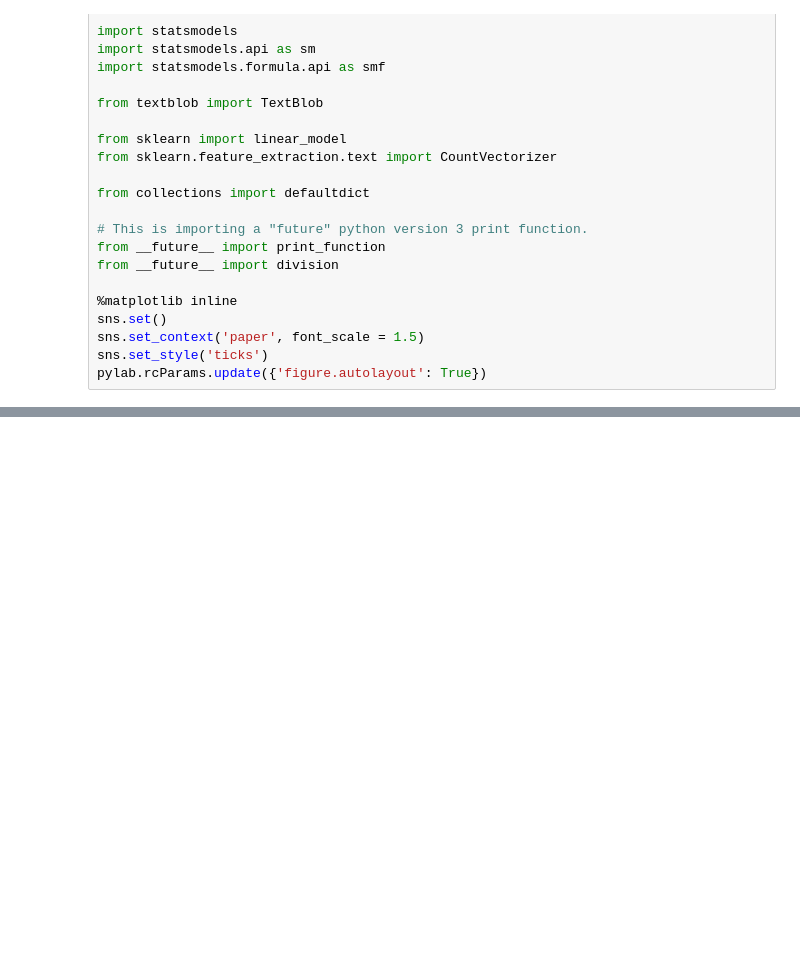
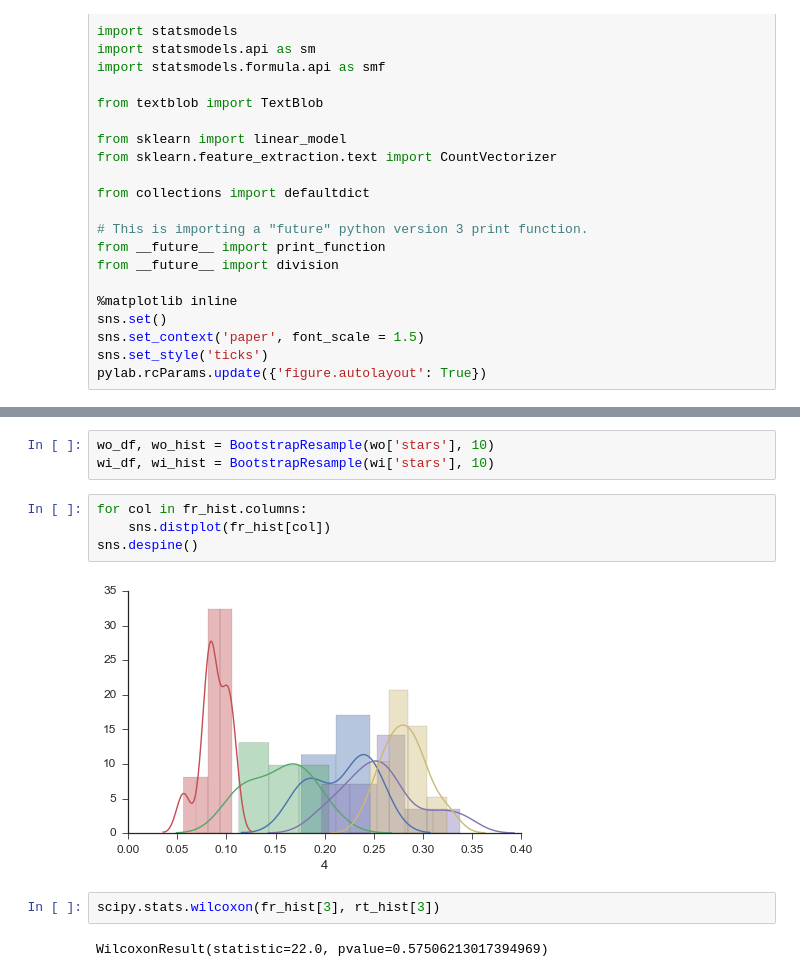
Before and after one commit to franklinmarsh/jac_project, a Jupyter notebook: review_corpus_comparator.ipynb, the cells around one changed output, grey strips where cells are left out. Drawn from its saved outputs; the diff is of its cells as text; blank space fills up the shorter version.

```diff
--- a/review_corpus_comparator.ipynb
+++ b/review_corpus_comparator.ipynb
@@ -147,0 +221,13 @@ rt
+# %%
+wo_df, wo_hist = BootstrapResample(wo['stars'], 10)
+wi_df, wi_hist = BootstrapResample(wi['stars'], 10)
+# %%
+for col in fr_hist.columns:
+    sns.distplot(fr_hist[col])
+sns.despine()
+# %% [output]
+[figure, added]
+# %%
+scipy.stats.wilcoxon(fr_hist[3], rt_hist[3])
+# %% [output]
+WilcoxonResult(statistic=22.0, pvalue=0.57506213017394969)
```
Also changed, not shown: parts of 24 cells of this notebook, 12 other files.
